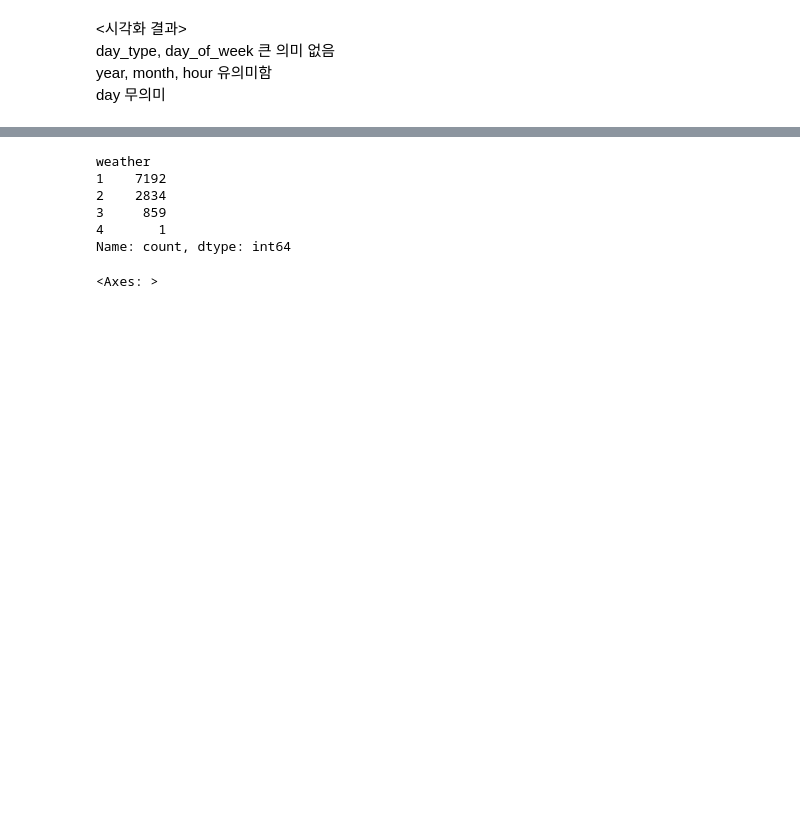
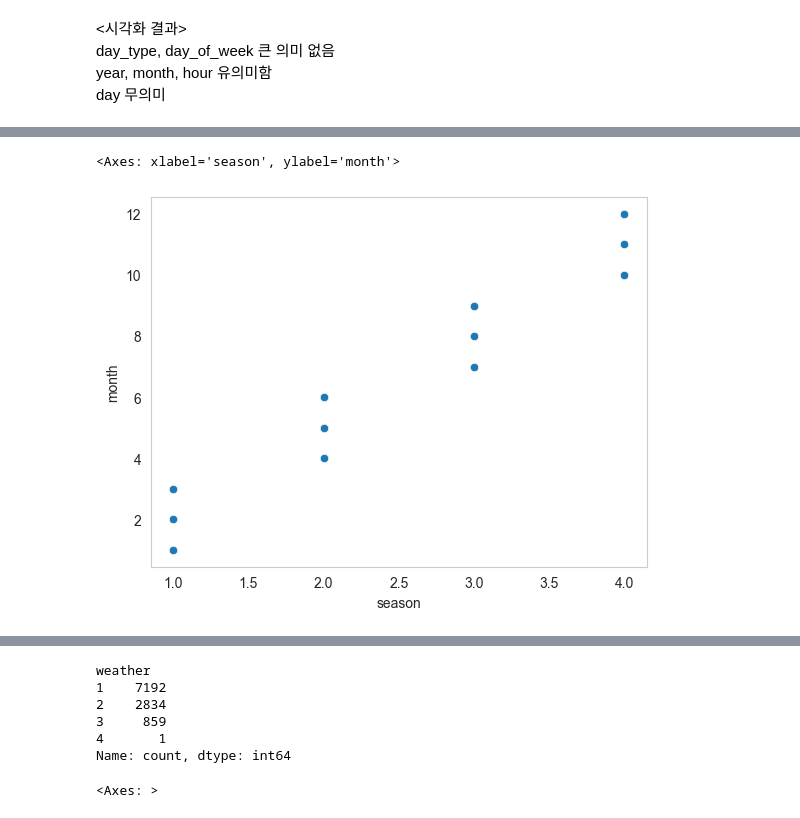
Before and after one commit to Hyunju37/SSAFY-kaggle-study, a Jupyter notebook: phase1/eda.ipynb, the cells around one changed output, grey strips where cells are left out. Saved outputs shown, nothing was run; the diff lists cells and outputs as text; code cells hidden in the pictures; blank space fills up the shorter version.

```diff
--- a/phase1/eda.ipynb
+++ b/phase1/eda.ipynb
@@ -356,0 +374,5 @@ train_data
+# %%
+sns.scatterplot(data=train_data, x='season', y='month')
+# %% [output]
+<Axes: xlabel='season', ylabel='month'>
+[figure, added]
```
Also changed, not shown: parts of 7 cells of this notebook, 1 other file.
